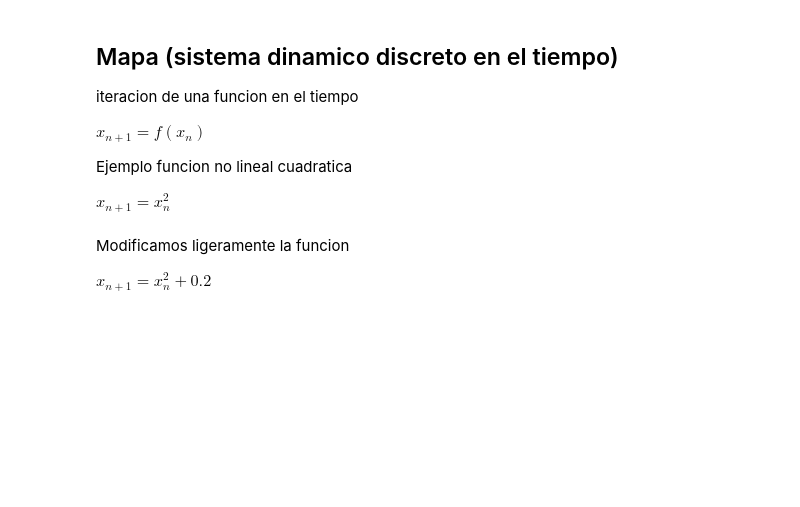
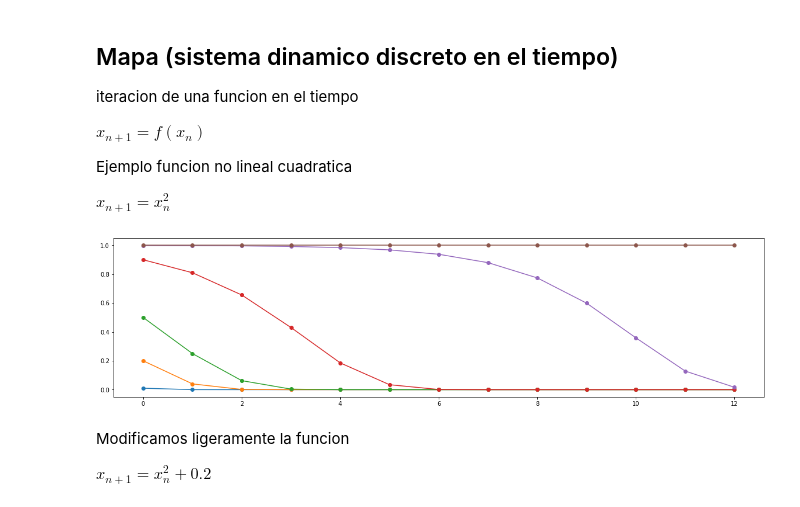
Before and after one commit to meguia/DNL_unq, a Jupyter notebook: DNL_mapas.ipynb, the cells around one changed output. Cells and saved outputs as stored; diff of their text form; code cells hidden in the pictures; blank space fills up the shorter version.

```diff
--- a/DNL_mapas.ipynb
+++ b/DNL_mapas.ipynb
@@ -91,13 +110,15 @@ $x_{n+1}=x_n^2$
 # %%
 # multiples condiciones iniciales
 T = 12
-xini = [0.01, 0.2, 0.5, 0.9, 0.999, 1, 1.001]
+xini = [0.01, 0.2, 0.5, 0.9, 0.999, 1]
 for x in xini:
   xn = [x]
   for t in range(T):
     x = f(x)
     xn.append(x)
   plt.plot(xn,'-o');
+# %% [output]
+[figure, added]
 # %% [markdown]
 Modificamos ligeramente la funcion
 
```
Also changed, not shown: parts of 13 cells of this notebook, 1 other file.
